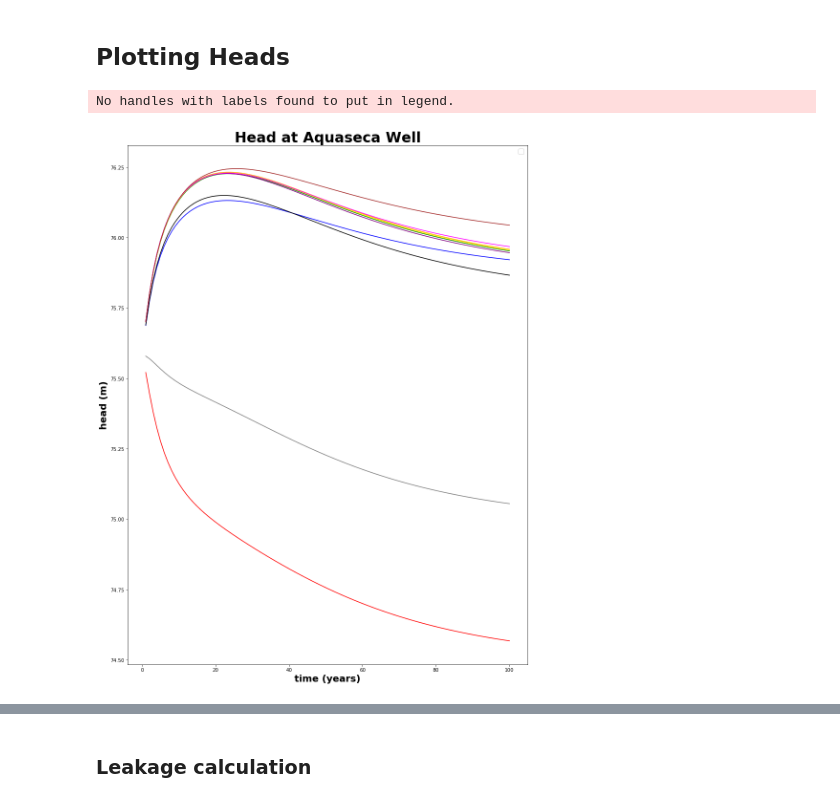
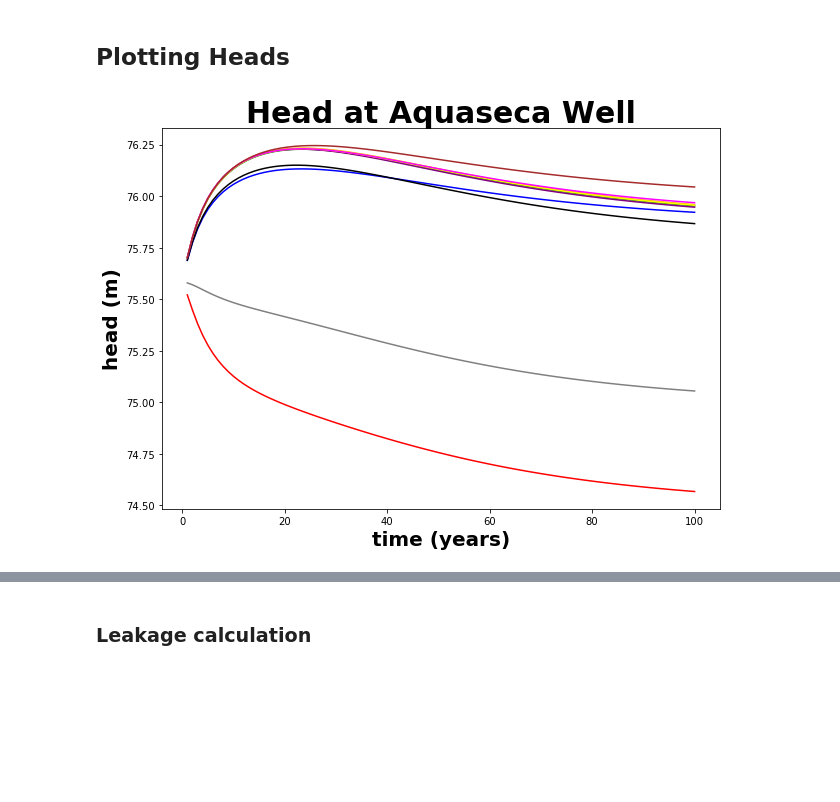
Before and after one commit to groundwater-modeling-Spring2020/FoE_Project, a Jupyter notebook: DanielleT_Notebooks/Ensemble/Scenarios/FOE-Ensemble_Graphing_Head.ipynb, the cells around one changed output, grey strips where cells are left out. Saved outputs shown, nothing was run; the diff lists cells and outputs as text; code cells hidden in the pictures; blank space fills up the shorter version.

```diff
--- a/DanielleT_Notebooks/Ensemble/Scenarios/FOE-Ensemble_Graphing_Head.ipynb
+++ b/DanielleT_Notebooks/Ensemble/Scenarios/FOE-Ensemble_Graphing_Head.ipynb
@@ -890,34 +890,33 @@ time_series0 = headobj0.get_ts(cell_id1) #get the time series using flopy
 time_series1 = headobj1.get_ts(cell_id1) #get the time series using flopy
 time_series2 = headobj2.get_ts(cell_id1) #get the time series using flopy
 time_series3 = headobj3.get_ts(cell_id1) #get the time series using flopy
 time_series4 = headobj4.get_ts(cell_id1) #get the time series using flopy
 time_series5 = headobj5.get_ts(cell_id1) #get the time series using flopy
 time_series6 = headobj6.get_ts(cell_id1) #get the time series using flopy
 time_series7 = headobj7.get_ts(cell_id1) #get the time series using flopy
 time_series8 = headobj8.get_ts(cell_id1) #get the time series using flopy
 time_series9 = headobj9.get_ts(cell_id1) #get the time series using flopy
 
 #create firt plot
-fig1 = plt.figure(figsize=(15, 20))
+fig1 = plt.figure(figsize=(10, 7))
 plt.subplot(1, 1, 1)
 plt.title("Head at Aquaseca Well",fontweight='bold', fontsize = 30)
 plt.xlabel('time (years)',fontweight='bold', fontsize = 20)
 plt.ylabel('head (m)',fontweight='bold', fontsize = 20)
 plt.plot(time_series0[:, 0]/360, time_series0[:, 1], 'b-', color="red") #plot the time series with points at each record
 plt.plot(time_series1[:, 0]/360, time_series1[:, 1], 'b-', color="blue") #plot the time series with points at each record
 plt.plot(time_series2[:, 0]/360, time_series2[:, 1], 'b-', color="green") #plot the time series with points at each record
 plt.plot(time_series3[:, 0]/360, time_series3[:, 1], 'b-', color="grey") #plot the time series with points at each record
 plt.plot(time_series4[:, 0]/360, time_series4[:, 1], 'b-', color="orange") #plot the time series with points at each record
 plt.plot(time_series5[:, 0]/360, time_series5[:, 1], 'b-', color="purple") #plot the time series with points at each record
 plt.plot(time_series6[:, 0]/360, time_series6[:, 1], 'b-', color="yellow") #plot the time series with points at each record
 plt.plot(time_series7[:, 0]/360, time_series7[:, 1], 'b-', color="black") #plot the time series with points at each record
 plt.plot(time_series8[:, 0]/360, time_series8[:, 1], 'b-', color="magenta") #plot the time series with points at each record
 plt.plot(time_series9[:, 0]/360, time_series9[:, 1], 'b-', color="brown") #plot the time series with points at each record
-plt.legend(prop={"size":15})
+# plt.legend(prop={"size":15})
 
 # print(time_series1[:, 1])
 plt.savefig("Head_Aqua5.png",dpi=600)
 plt.show(fig1)
 # %% [output]
-No handles with labels found to put in legend.
-[figure, old version]
+[figure, new version]
```
Also changed, not shown: parts of 1 cell of this notebook, 2 other files.
